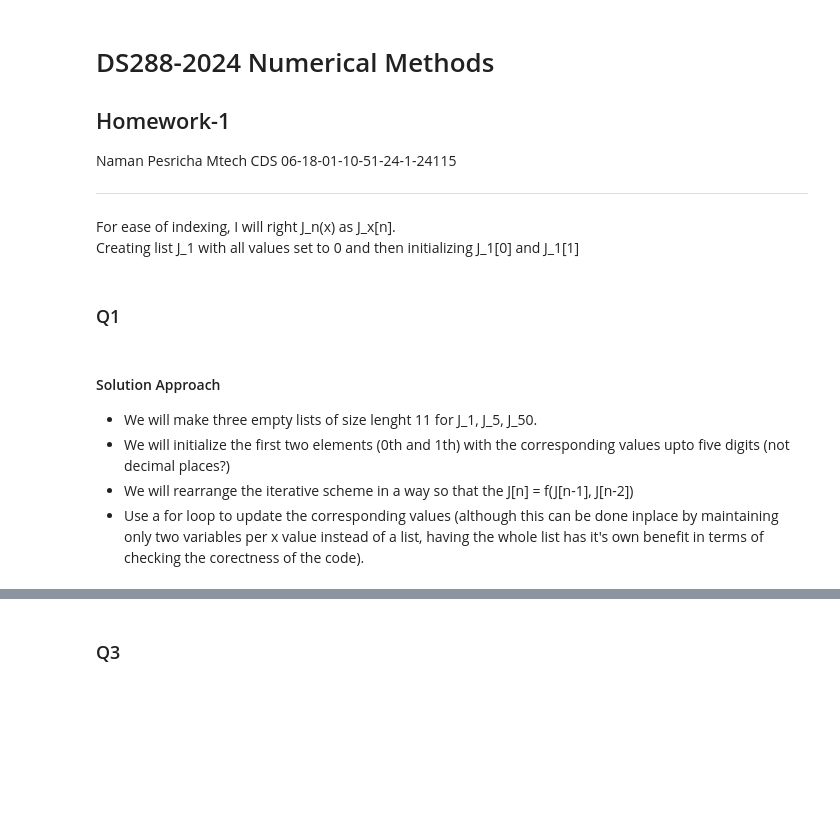
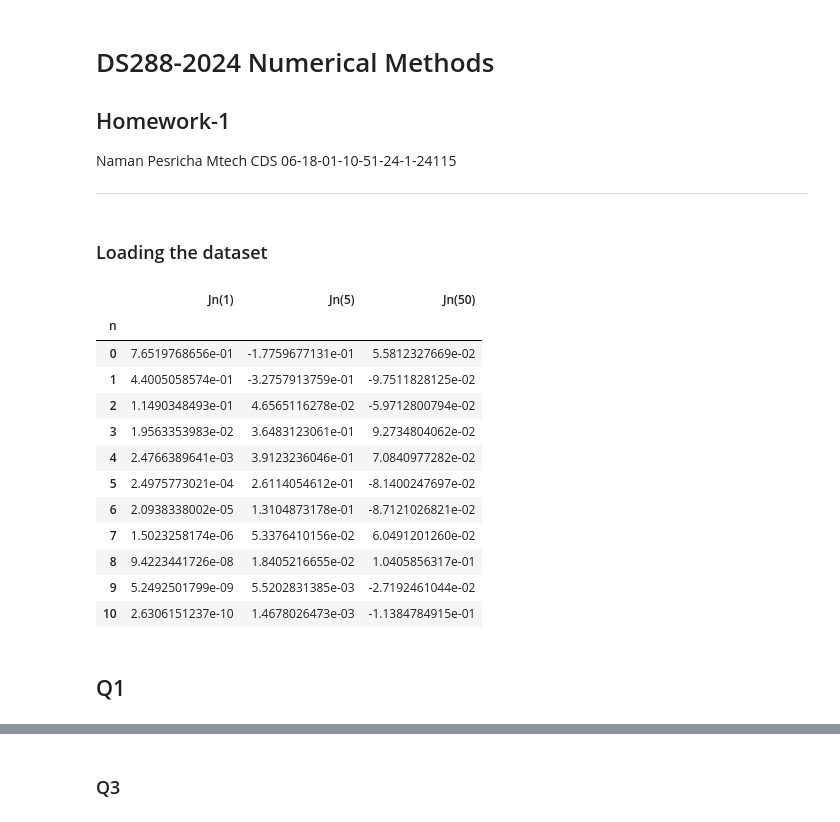
Before and after one commit to pesricha/DS288-Numerical-Methods, a Jupyter notebook: Homework-1.ipynb, the cells around one changed output, grey strips where cells are left out. Drawn from its saved outputs; the diff is of its cells as text; code cells hidden in the pictures; blank space fills up the shorter version.

```diff
--- a/Homework-1.ipynb
+++ b/Homework-1.ipynb
@@ -5,14 +5,34 @@
 Naman Pesricha Mtech CDS 06-18-01-10-51-24-1-24115
 
 -------------------
-# %% [markdown]
-For ease of indexing, I will right J_n(x) as J_x[n].
-Creating list J_1 with all values set to 0 and then initializing J_1[0] and J_1[1]
+# %%
+import pandas as pd
+import seaborn as sns
+import matplotlib.pyplot as plt
+import matplotlib.ticker as ticker
+pd.set_option('display.float_format', lambda x: f'{x:.10e}')
+# %% [markdown]
+### Loading the dataset
+# %%
+data = pd.read_csv('./data.csv')
+data = data.set_index('n')
+computed_forward = data.copy(deep=True)
+computed_forward.loc[:,:] = 0
+computed_backward = computed_forward.copy(deep=True)
+data
+# %% [output]
+|  | Jn(1) | Jn(5) | Jn(50) |
+| n |  |  |  |
+| 0 | 7.6519768656e-01 | -1.7759677131e-01 | 5.5812327669e-02 |
+| 1 | 4.4005058574e-01 | -3.2757913759e-01 | -9.7511828125e-02 |
+| 2 | 1.1490348493e-01 | 4.6565116278e-02 | -5.9712800794e-02 |
+| 3 | 1.9563353983e-02 | 3.6483123061e-01 | 9.2734804062e-02 |
+| 4 | 2.4766389641e-03 | 3.9123236046e-01 | 7.0840977282e-02 |
+| 5 | 2.4975773021e-04 | 2.6114054612e-01 | -8.1400247697e-02 |
+| 6 | 2.0938338002e-05 | 1.3104873178e-01 | -8.7121026821e-02 |
+| 7 | 1.5023258174e-06 | 5.3376410156e-02 | 6.0491201260e-02 |
+| 8 | 9.4223441726e-08 | 1.8405216655e-02 | 1.0405856317e-01 |
+| 9 | 5.2492501799e-09 | 5.5202831385e-03 | -2.7192461044e-02 |
+| 10 | 2.6306151237e-10 | 1.4678026473e-03 | -1.1384784915e-01 |
 # %% [markdown]
-### Q1
+## Q1
-# %% [markdown]
-#### Solution Approach
-- We will make three empty lists of size lenght 11 for J_1, J_5, J_50.
-- We will initialize the first two elements (0th and 1th) with the corresponding values upto five digits (not decimal places?)
-- We will rearrange the iterative scheme in a way so that the J[n] = f(J[n-1], J[n-2])
-- Use a for loop to update the corresponding values (although this can be done inplace by maintaining only two variables per x value instead of a list, having the whole list has it's own benefit in terms of checking the corectness of the code).
```
Also changed, not shown: parts of 15 cells of this notebook, 2 other files.
